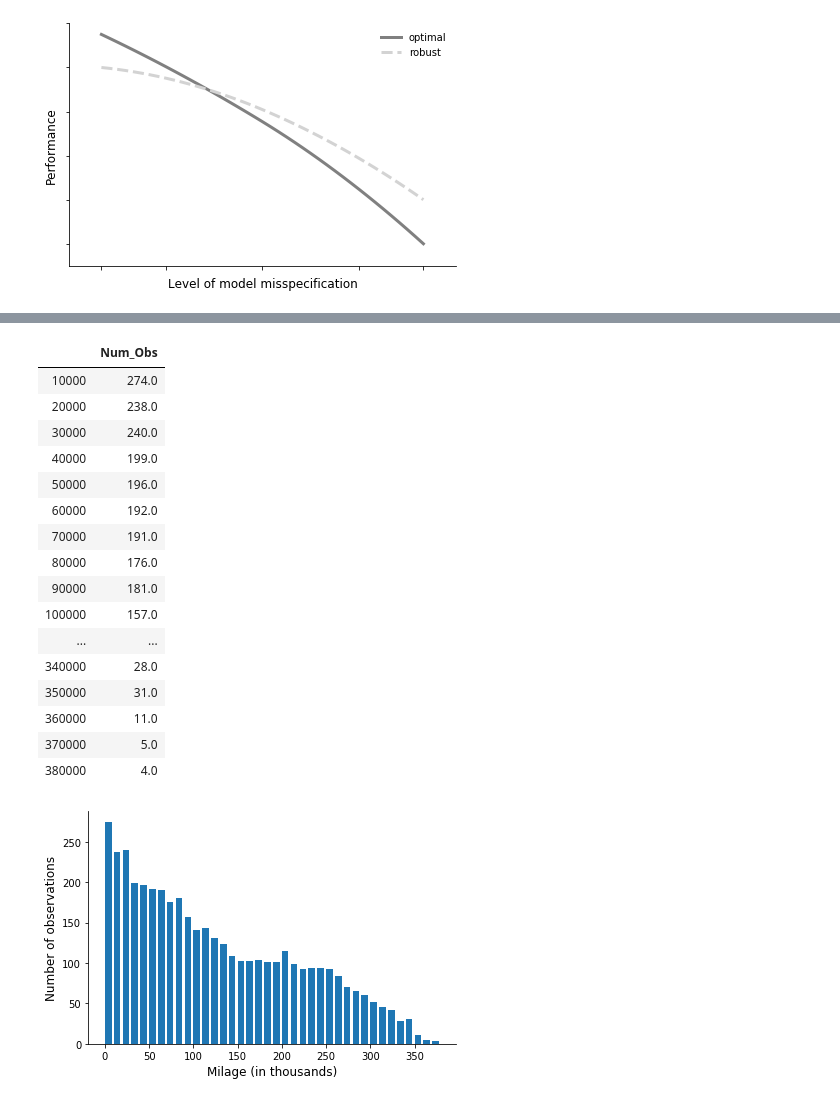
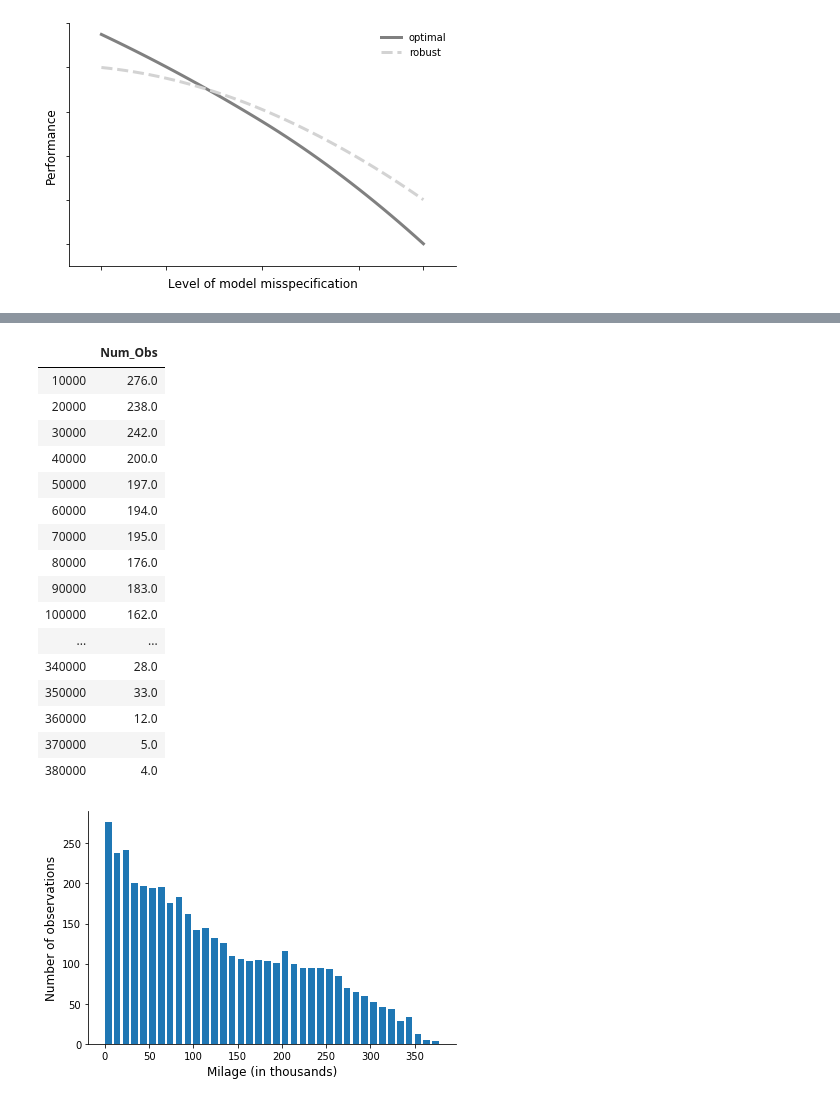
Before and after one commit to robustzurcher/analysis, a Jupyter notebook: notebooks/01_introduction.ipynb, the cells around one changed output, grey strips where cells are left out. Cells and saved outputs as stored; diff of their text form; code cells hidden in the pictures.

```diff
--- a/notebooks/01_introduction.ipynb
+++ b/notebooks/01_introduction.ipynb
@@ -34,22 +33,22 @@ print(trans_results)
 # %%
-bin_size = 10000
-df_num_obs(bin_size, init_dict, trans_results)
+bin_size_plot = 10000
+df_num_obs(repl_data, bin_size_plot, init_dict)
 # %% [output]
 |  | Num_Obs |
-| 10000 | 274.0 |
+| 10000 | 276.0 |
 | 20000 | 238.0 |
-| 30000 | 240.0 |
-| 40000 | 199.0 |
-| 50000 | 196.0 |
-| 60000 | 192.0 |
-| 70000 | 191.0 |
+| 30000 | 242.0 |
+| 40000 | 200.0 |
+| 50000 | 197.0 |
+| 60000 | 194.0 |
+| 70000 | 195.0 |
 | 80000 | 176.0 |
-| 90000 | 181.0 |
-| 100000 | 157.0 |
+| 90000 | 183.0 |
+| 100000 | 162.0 |
 | ... | ... |
 | 340000 | 28.0 |
-| 350000 | 31.0 |
-| 360000 | 11.0 |
+| 350000 | 33.0 |
+| 360000 | 12.0 |
 | 370000 | 5.0 |
 | 380000 | 4.0 |
 # %%
```
Also changed, not shown: parts of 2 cells of this notebook, 1 other file.
